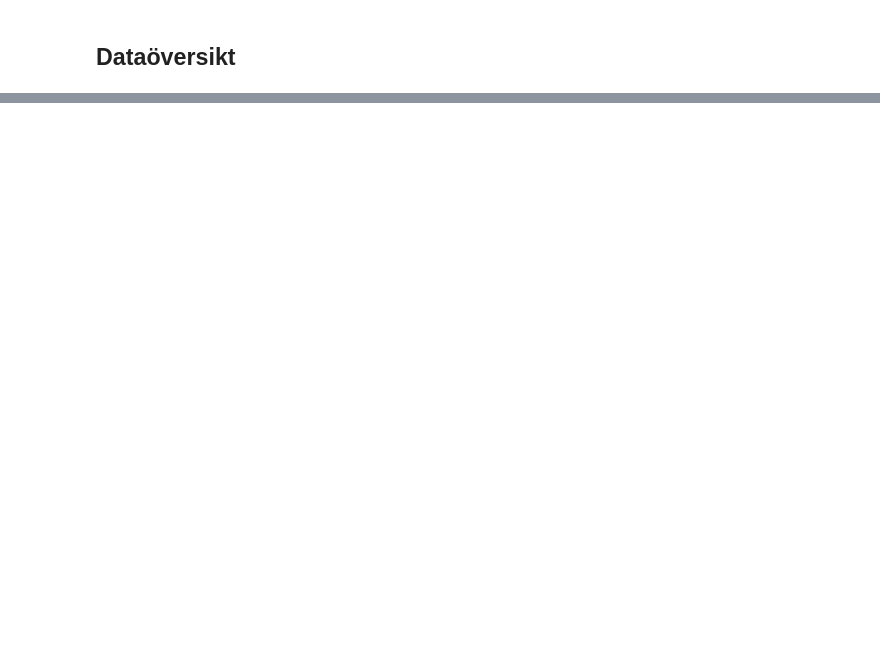
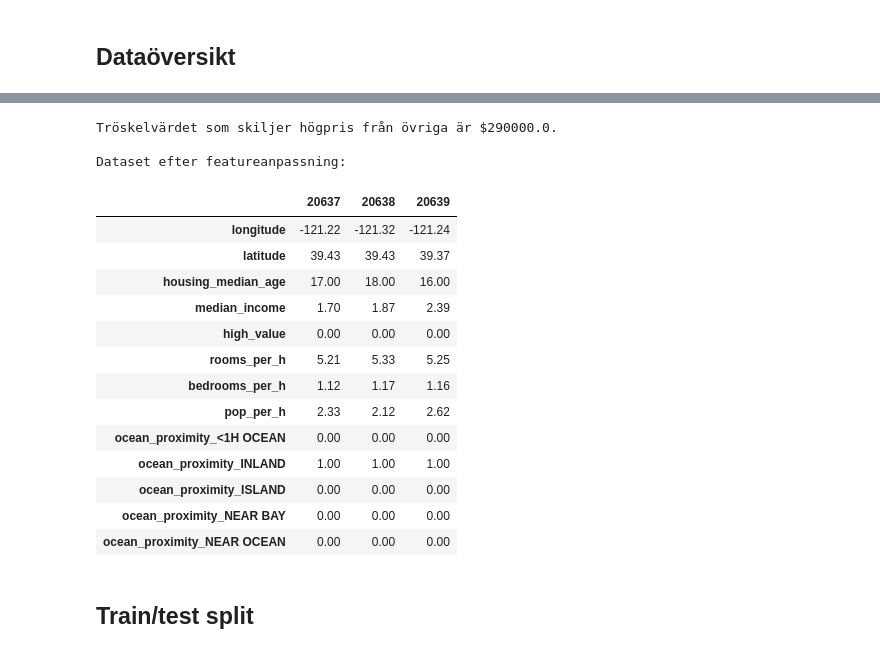
Before and after one commit to MaWe96/California-Housing-ML, a Jupyter notebook: notebook.ipynb, the cells around one changed output, grey strips where cells are left out. Drawn from its saved outputs; the diff is of its cells as text; code cells hidden in the pictures; blank space fills up the shorter version.

Commit message:
EDA, feature engineering, train/test split, preprocessor and baseline.

```diff
--- a/notebook.ipynb
+++ b/notebook.ipynb
@@ -23,0 +145,48 @@ df.tail(3)
+# %%
+threshold = df["median_house_value"].quantile(0.8)
+df["high_value"] = (df["median_house_value"] >= threshold).astype(int) # från True till 1, False till 0.
+
+print(f"Tröskelvärdet som skiljer högpris från övriga är ${threshold}.\n")
+
+
+# Bråktal
+df["rooms_per_h"] = df["total_rooms"] / df["households"]
+df["bedrooms_per_h"] = df["total_bedrooms"] / df["households"]
+df["pop_per_h"] = df["population"] / df["households"]
+
+# OneHotEncoding
+ohe = OneHotEncoder(sparse_output=False, handle_unknown="ignore")
+
+X_cat_ohe = ohe.fit_transform(df[["ocean_proximity"]])
+ocean_cols = ohe.get_feature_names_out(["ocean_proximity"])
+
+df_ocean_temp = pd.DataFrame(X_cat_ohe, columns=ocean_cols, index=df.index)
+df = pd.concat([df, df_ocean_temp], axis=1)
+
+
+drop_columns = ["median_house_value", "total_rooms", "total_bedrooms",
+                "population", "households", "ocean_proximity"]
+df = df.drop(columns=drop_columns)
+
+print(f"Dataset efter featureanpassning:\n")
+display(df.tail(3).round(2).T)
+# %% [output]
+Tröskelvärdet som skiljer högpris från övriga är $290000.0.
+
+Dataset efter featureanpassning:
+|  | 20637 | 20638 | 20639 |
+| longitude | -121.22 | -121.32 | -121.24 |
+| latitude | 39.43 | 39.43 | 39.37 |
+| housing_median_age | 17.00 | 18.00 | 16.00 |
+| median_income | 1.70 | 1.87 | 2.39 |
+| high_value | 0.00 | 0.00 | 0.00 |
+| rooms_per_h | 5.21 | 5.33 | 5.25 |
+| bedrooms_per_h | 1.12 | 1.17 | 1.16 |
+| pop_per_h | 2.33 | 2.12 | 2.62 |
+| ocean_proximity_<1H OCEAN | 0.00 | 0.00 | 0.00 |
+| ocean_proximity_INLAND | 1.00 | 1.00 | 1.00 |
+| ocean_proximity_ISLAND | 0.00 | 0.00 | 0.00 |
+| ocean_proximity_NEAR BAY | 0.00 | 0.00 | 0.00 |
+| ocean_proximity_NEAR OCEAN | 0.00 | 0.00 | 0.00 |
+# %% [markdown]
+## Train/test split
```
Also changed, not shown: parts of 25 cells of this notebook.
